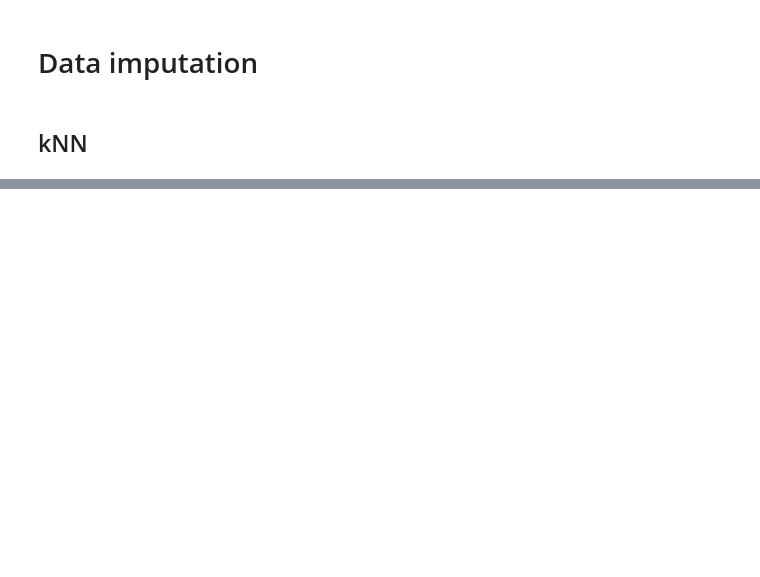
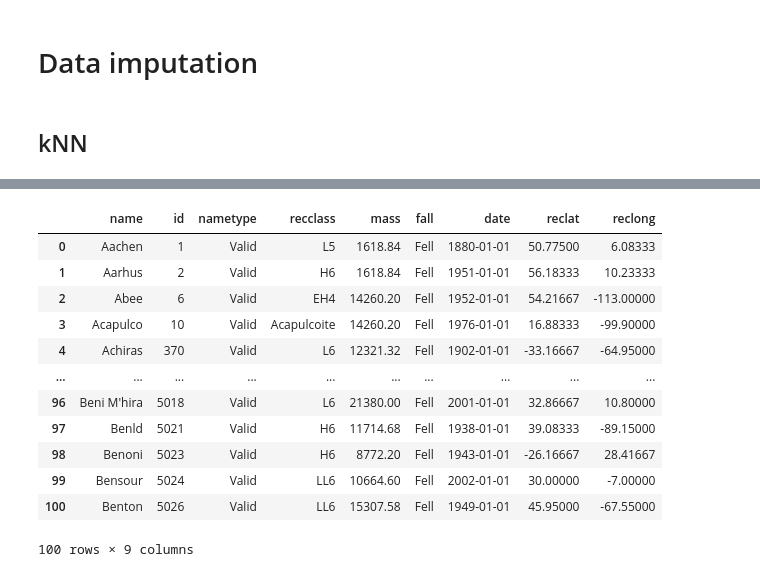
Before and after one commit to LorenzoCiampiconi/polimoon-nasaspaceapps-2019, a Jupyter notebook: Data Imputation.ipynb, the cells around one changed output, grey strips where cells are left out. Saved outputs shown, nothing was run; the diff lists cells and outputs as text; code cells hidden in the pictures; blank space fills up the shorter version.

```diff
--- a/Data Imputation.ipynb
+++ b/Data Imputation.ipynb
@@ -271,0 +97,23 @@ def knn_impute(target, attributes, k_neighbors, aggregation_method="mean", numer
+# %%
+dfna = df.dropna()
+dfna2 = dfna.copy()
+# %%
+dfna2.loc[:100,'mass'] = np.NaN
+# %%
+res, imputable, d = impute('mass', dfna2.select_dtypes(include=['int', 'float']))
+dfna2.loc[imputable, 'mass'] = res
+dfna2[imputable]
+# %% [output]
+|  | name | id | nametype | recclass | mass | fall | date | reclat | reclong |
+| 0 | Aachen | 1 | Valid | L5 | 1618.84 | Fell | 1880-01-01 | 50.77500 | 6.08333 |
+| 1 | Aarhus | 2 | Valid | H6 | 1618.84 | Fell | 1951-01-01 | 56.18333 | 10.23333 |
+| 2 | Abee | 6 | Valid | EH4 | 14260.20 | Fell | 1952-01-01 | 54.21667 | -113.00000 |
+| 3 | Acapulco | 10 | Valid | Acapulcoite | 14260.20 | Fell | 1976-01-01 | 16.88333 | -99.90000 |
+| 4 | Achiras | 370 | Valid | L6 | 12321.32 | Fell | 1902-01-01 | -33.16667 | -64.95000 |
+| ... | ... | ... | ... | ... | ... | ... | ... | ... | ... |
+| 96 | Beni M'hira | 5018 | Valid | L6 | 21380.00 | Fell | 2001-01-01 | 32.86667 | 10.80000 |
+| 97 | Benld | 5021 | Valid | H6 | 11714.68 | Fell | 1938-01-01 | 39.08333 | -89.15000 |
+| 98 | Benoni | 5023 | Valid | H6 | 8772.20 | Fell | 1943-01-01 | -26.16667 | 28.41667 |
+| 99 | Bensour | 5024 | Valid | LL6 | 10664.60 | Fell | 2002-01-01 | 30.00000 | -7.00000 |
+| 100 | Benton | 5026 | Valid | LL6 | 15307.58 | Fell | 1949-01-01 | 45.95000 | -67.55000 |
+100 rows × 9 columns
```
Also changed, not shown: parts of 11 cells of this notebook.
